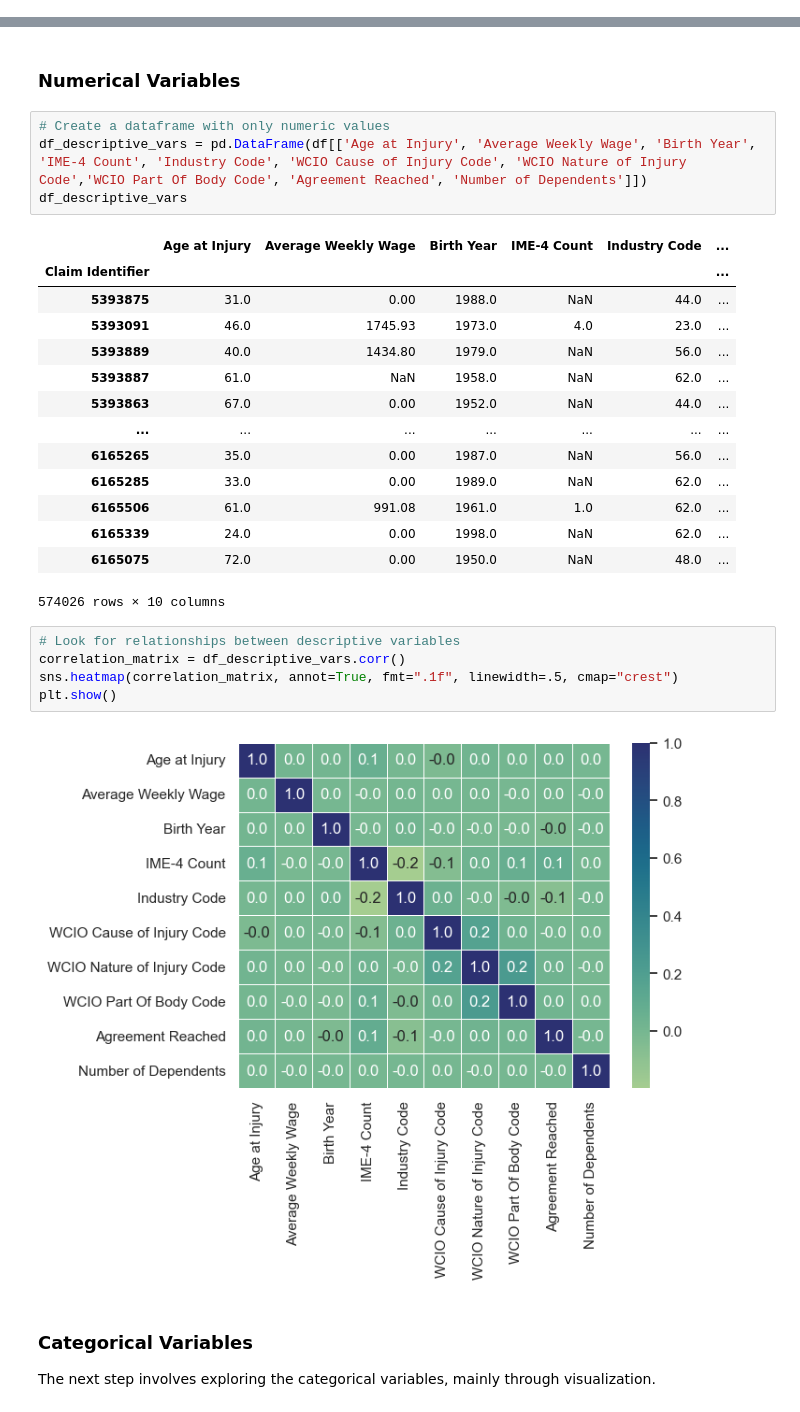
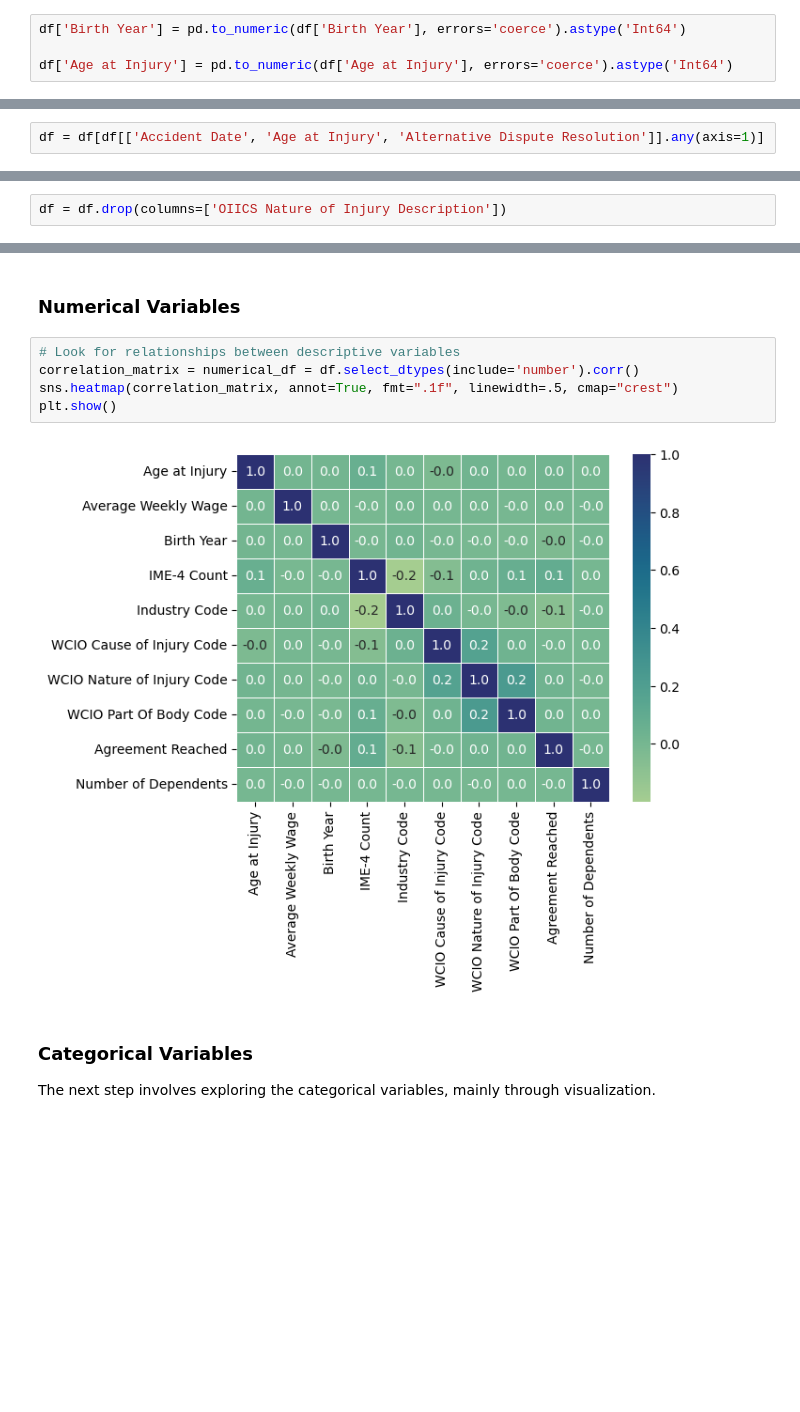
Before and after one commit to Gomsofi06/Machine_Learning_NOVAIMS, a Jupyter notebook: 01_eda_preproc.ipynb, the cells around one changed output, grey strips where cells are left out. Drawn from its saved outputs; the diff is of its cells as text; blank space fills up the shorter version.

```diff
--- a/01_eda_preproc.ipynb
+++ b/01_eda_preproc.ipynb
@@ -330,0 +326,4 @@ df[df.duplicated(keep=False)]
+# %%
+df['Birth Year'] = pd.to_numeric(df['Birth Year'], errors='coerce').astype('Int64')
+
+df['Age at Injury'] = pd.to_numeric(df['Age at Injury'], errors='coerce').astype('Int64')
@@ -330,0 +332,2 @@ df[df.duplicated(keep=False)]
+# %%
+df = df[df[['Accident Date', 'Age at Injury', 'Alternative Dispute Resolution']].any(axis=1)]
@@ -331,3 +340,5 @@ df[df.duplicated(keep=False)]
+# %%
+df = df.drop(columns=['OIICS Nature of Injury Description'])
 # %% [markdown]
 ## 2.4 Feature Engineering
 
@@ -342,32 +353,13 @@ df[df.duplicated(keep=False)]
 <a href="#top">Top &#129033;</a>
 # %% [markdown]
 ### Numerical Variables
-# %%
-# Create a dataframe with only numeric values
-df_descriptive_vars = pd.DataFrame(df[['Age at Injury', 'Average Weekly Wage', 'Birth Year', 'IME-4 Count', 'Industry Code', 'WCIO Cause of Injury Code', 'WCIO Nature of Injury Code','WCIO Part Of Body Code', 'Agreement Reached', 'Number of Dependents']])
-df_descriptive_vars
-# %% [output]
-|  | Age at Injury | Average Weekly Wage | Birth Year | IME-4 Count | Industry Code | ... |
-| Claim Identifier |  |  |  |  |  | ... |
-| 5393875 | 31.0 | 0.00 | 1988.0 | NaN | 44.0 | ... |
-| 5393091 | 46.0 | 1745.93 | 1973.0 | 4.0 | 23.0 | ... |
-| 5393889 | 40.0 | 1434.80 | 1979.0 | NaN | 56.0 | ... |
-| 5393887 | 61.0 | NaN | 1958.0 | NaN | 62.0 | ... |
-| 5393863 | 67.0 | 0.00 | 1952.0 | NaN | 44.0 | ... |
-| ... | ... | ... | ... | ... | ... | ... |
-| 6165265 | 35.0 | 0.00 | 1987.0 | NaN | 56.0 | ... |
-| 6165285 | 33.0 | 0.00 | 1989.0 | NaN | 62.0 | ... |
-| 6165506 | 61.0 | 991.08 | 1961.0 | 1.0 | 62.0 | ... |
-| 6165339 | 24.0 | 0.00 | 1998.0 | NaN | 62.0 | ... |
-| 6165075 | 72.0 | 0.00 | 1950.0 | NaN | 48.0 | ... |
-574026 rows × 10 columns
 # %%
 # Look for relationships between descriptive variables
-correlation_matrix = df_descriptive_vars.corr()
+correlation_matrix = numerical_df = df.select_dtypes(include='number').corr()
 sns.heatmap(correlation_matrix, annot=True, fmt=".1f", linewidth=.5, cmap="crest")
 plt.show()
 # %% [output]
-[figure, old version]
+[figure, new version]
 # %% [markdown]
 ### Categorical Variables
 
```
Also changed, not shown: parts of 11 cells of this notebook, 1 other file.
